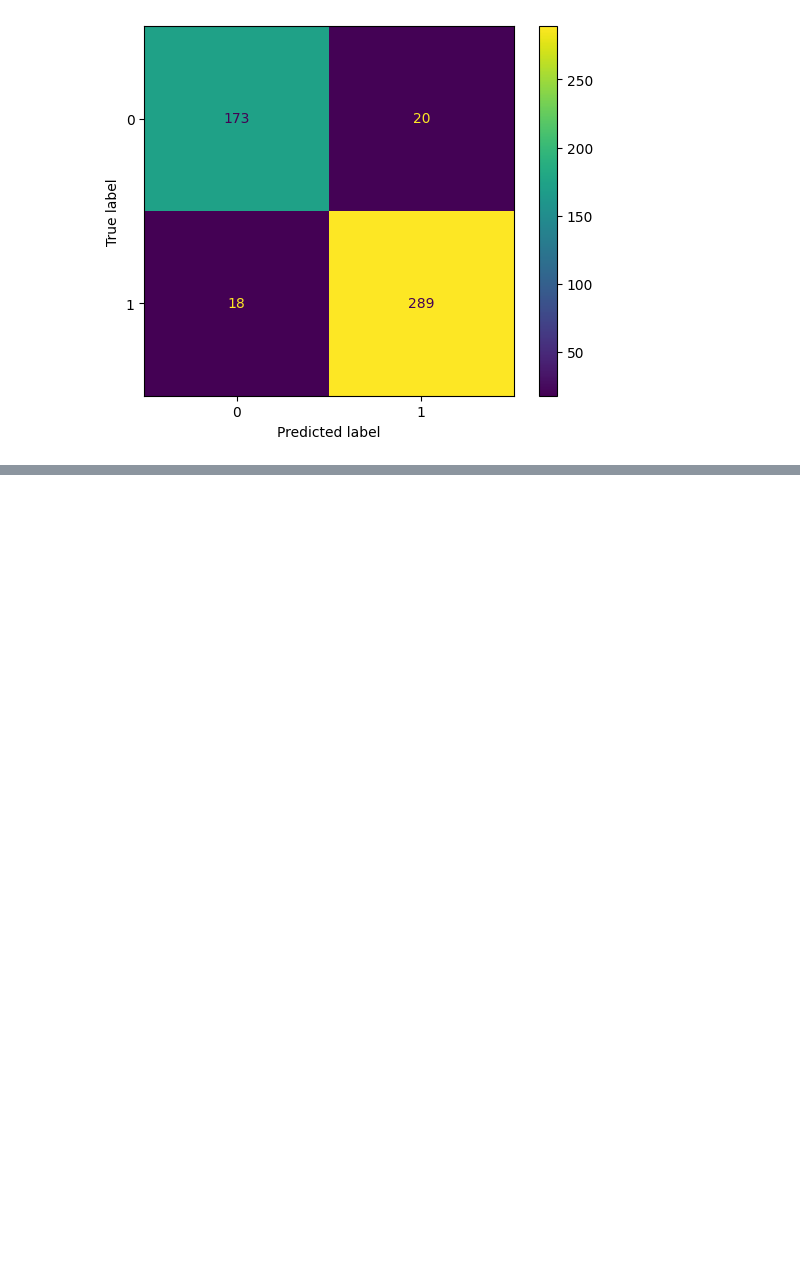
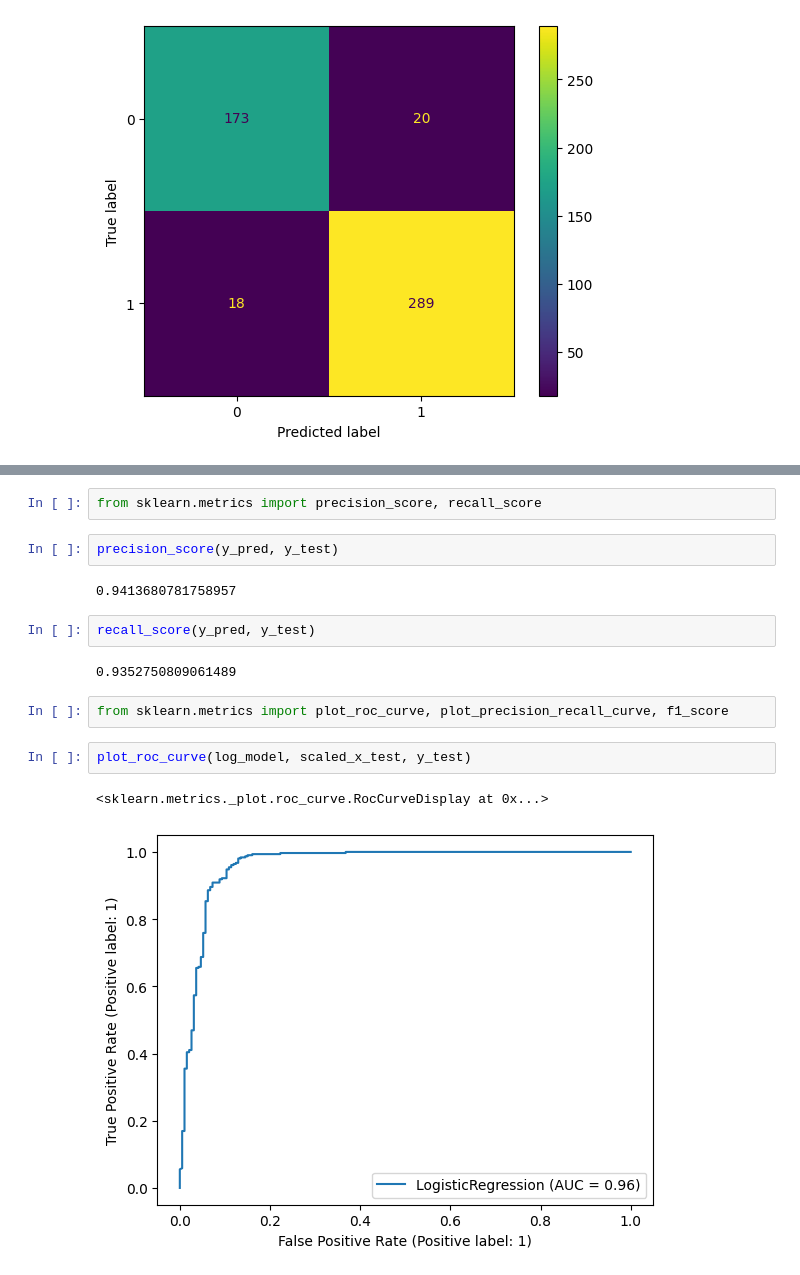
Before and after one commit to devdivyansh522399/ML_CLASS, a Jupyter notebook: Logistic Regression/simplelogistic.ipynb, the cells around one changed output, grey strips where cells are left out. Saved outputs shown, nothing was run; the diff lists cells and outputs as text; blank space fills up the shorter version.

```diff
--- a/Logistic Regression/simplelogistic.ipynb
+++ b/Logistic Regression/simplelogistic.ipynb
@@ -227,0 +239,17 @@ plot_confusion_matrix(log_model, scaled_x_test, y_test)
+# %%
+from sklearn.metrics import precision_score, recall_score
+# %%
+precision_score(y_pred, y_test)
+# %% [output]
+0.9413680781758957
+# %%
+recall_score(y_pred, y_test)
+# %% [output]
+0.9352750809061489
+# %%
+from sklearn.metrics import plot_roc_curve, plot_precision_recall_curve, f1_score
+# %%
+plot_roc_curve(log_model, scaled_x_test, y_test)
+# %% [output]
+<sklearn.metrics._plot.roc_curve.RocCurveDisplay at 0x...>
+[figure, added]
```
Also changed, not shown: parts of 2 cells of this notebook, 2 other files.
